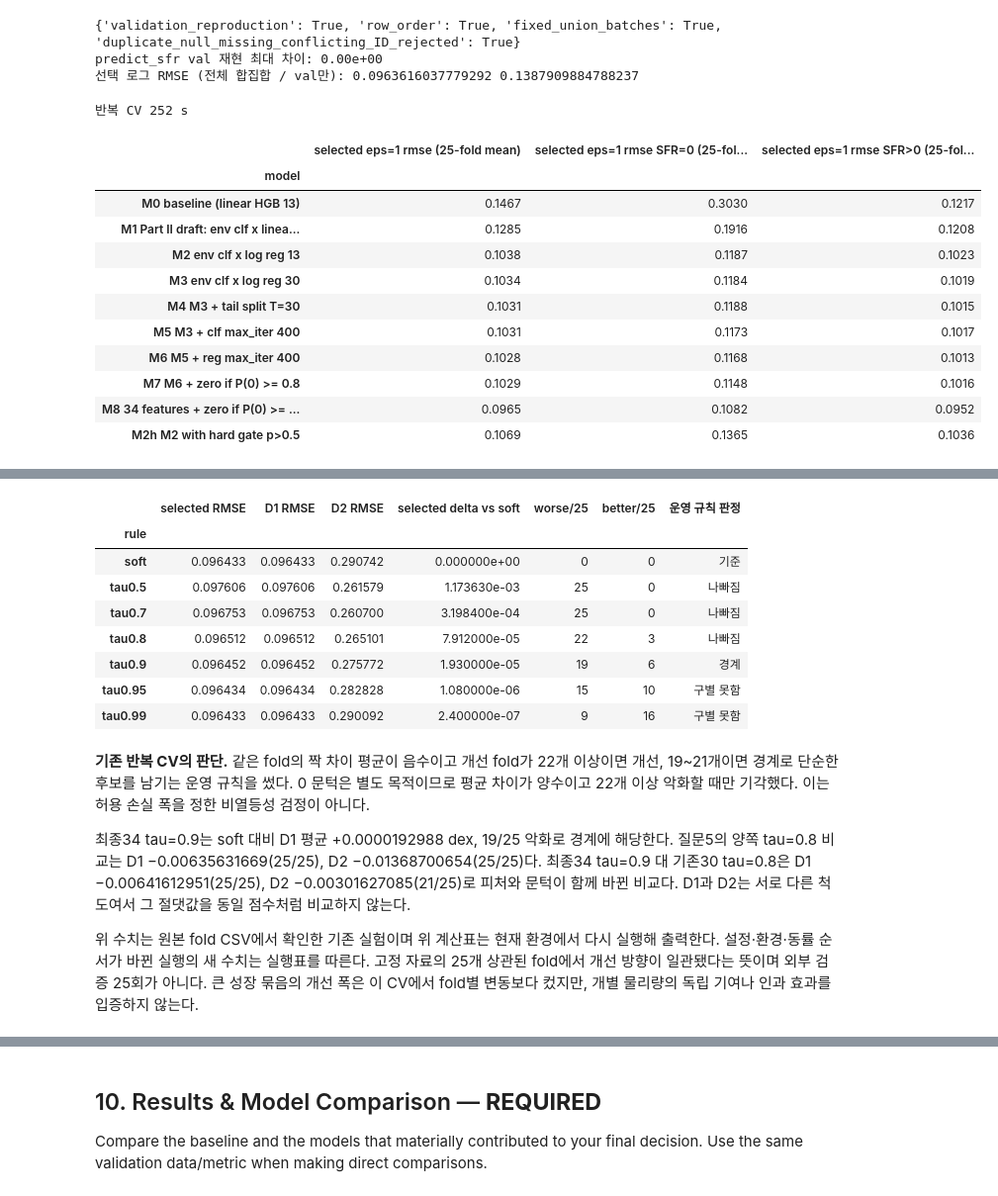
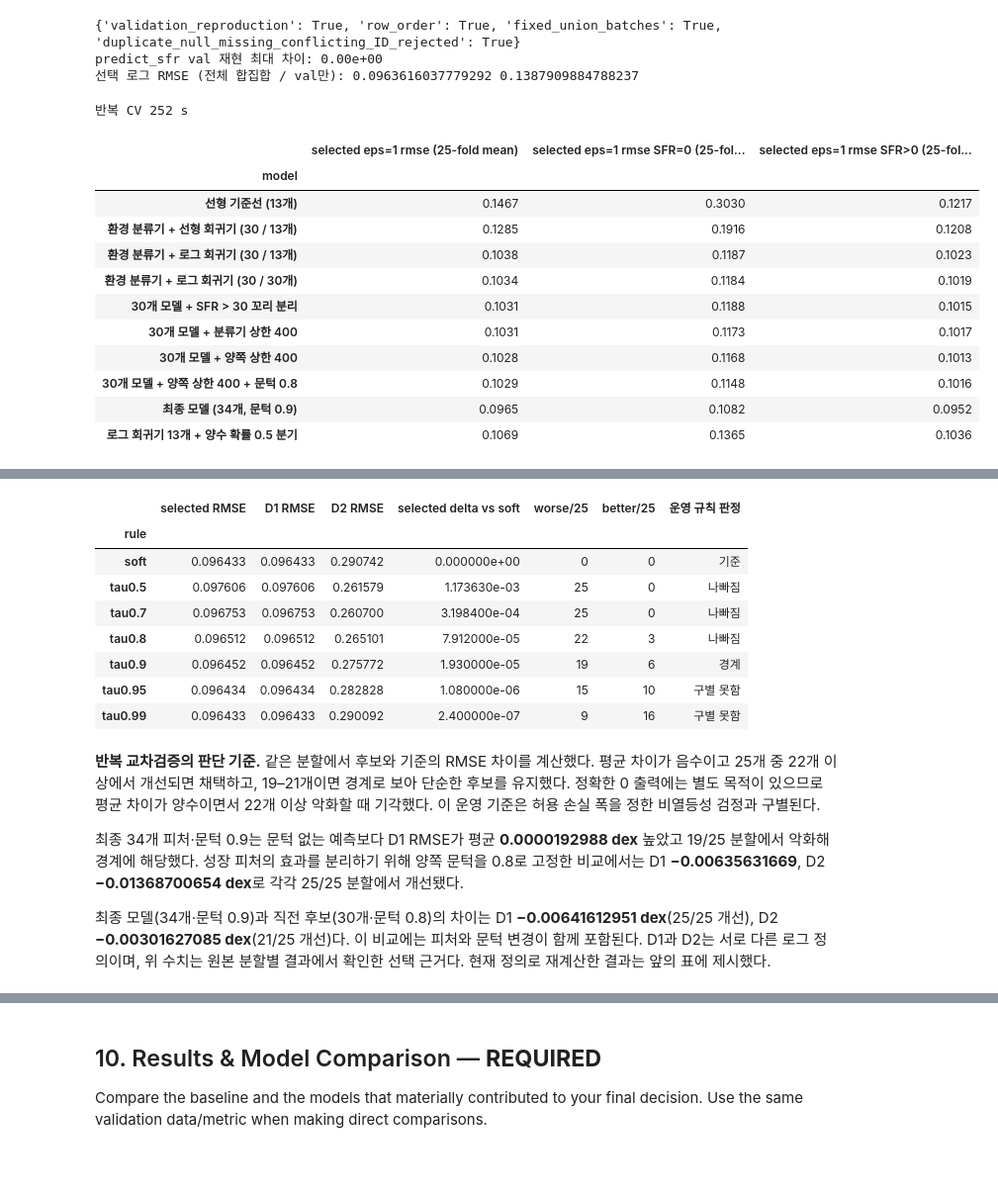
Before and after one commit to ZizonK7/sdi2026-galaxy-sfr, a Jupyter notebook: DataHub_701104_final.ipynb, the cells around one changed output, grey strips where cells are left out. Shown at 99% size. Drawn from its saved outputs; the diff is of its cells as text; code cells hidden in the pictures; blank space fills up the shorter version.

```diff
--- a/DataHub_701104_final.ipynb
+++ b/DataHub_701104_final.ipynb
@@ -2424,10 +2422,6 @@ predict_sfr val 재현 최대 차이: 0.00e+00
 # 9.2 보조 (1): 최종 구조를 고른 반복 CV — 학습 분할 안 5-fold × seed 5 = 25 fold. 선택 지표 log10(SFR + LOG_EPS)의 RMSE(기존 선택은 D1). 이 CV에서 검증 타깃은 쓰지 않는다.
 # 판단 규칙(실험 전에 정함): 같은 fold의 짝 차이 Δ = RMSE(후보) − RMSE(기준). 평균 Δ < 0이고 Δ < 0인 fold가 22개 이상이면 '낫다',
 # 문턱 20 ± 1인 19~21개는 '경계'로 보고 단순한 쪽을 남긴다. fold끼리 독립이 아니어서 구간은 내지 않는다.
-# 질문 1: 로그 회귀기에 환경 피처를 넣나(M3 vs M2) → 질문 2: 팀원 꼬리 분리 T=30(M4 vs M3) → 질문 3: 분류기 트리 상한 400(M5 vs M3)
-# → 질문 4: 회귀기 트리 상한 400(M6 vs M5). 질문 4는 첫 실행에서 로그 회귀기도 상한 150에 닿은 것을 보고 같은 규칙으로 더했다.
-# → 0 문턱(M7 vs M6): P(SFR=0|x) ≥ 0.8이면 SFR = 0. 문턱 후보 여섯을 고른 원본은 zero_gate_cv.py('나빠지지 않는 가장 낮은 문턱').
-# → 질문 5: 질량 성장·비율 피처 4개(M8 vs M7, 34개). 채택 뒤 0 문턱을 같은 규칙으로 다시 골라 0.9(zero_gate34_cv.py). 원본 q5_mass_history.py.
 # 같은 계산을 D2·D3 정의까지 넓힌 원본: work/조장/log_model_cv_2026-11-11/(log_model_cv.py, q4_reg_trees.py). 약 5~6분.
 CV_SEEDS, T_TAIL = (42, 7, 11, 23, 101), 30.0
 _Xcv, _ycv = X_train_env.reset_index(drop=True), y_train.to_numpy(float)
@@ -2455,13 +2449,13 @@ for seed in CV_SEEDS:
         e_tail = q * _HGBR(**HGB).fit(Xp[tail], zp[tail]).predict(Xb[F30]) \
             + (1 - q) * _HGBR(**HGB).fit(Xp[~tail], zp[~tail]).predict(Xb[F30])
         mix = lambda p, e: p * e + (1 - p) * _z0
-        cands = {"M0 baseline (linear HGB 13)": to_log(base), "M1 Part II draft: env clf x linear reg 13": to_log(p150 * lin13),
-                 "M2 env clf x log reg 13": mix(p150, e13), "M3 env clf x log reg 30": mix(p150, e30),
-                 "M4 M3 + tail split T=30": mix(p150, e_tail), "M5 M3 + clf max_iter 400": mix(p400, e30),
-                 "M6 M5 + reg max_iter 400": mix(p400, e30_400),
-                 "M7 M6 + zero if P(0) >= 0.8": np.where(1 - p400 >= 0.8, _z0, mix(p400, e30_400)),
-                 "M8 34 features + zero if P(0) >= 0.9 (FINAL)": np.where(1 - p34 >= ZERO_THRESHOLD, _z0, mix(p34, e34)),
-                 "M2h M2 with hard gate p>0.5": np.where(p150 > 0.5, e13, _z0)}
+        cands = {"선형 기준선 (13개)": to_log(base), "환경 분류기 + 선형 회귀기 (30 / 13개)": to_log(p150 * lin13),
+                 "환경 분류기 + 로그 회귀기 (30 / 13개)": mix(p150, e13), "환경 분류기 + 로그 회귀기 (30 / 30개)": mix(p150, e30),
+                 "30개 모델 + SFR > 30 꼬리 분리": mix(p150, e_tail), "30개 모델 + 분류기 상한 400": mix(p400, e30),
+                 "30개 모델 + 양쪽 상한 400": mix(p400, e30_400),
+                 "30개 모델 + 양쪽 상한 400 + 문턱 0.8": np.where(1 - p400 >= 0.8, _z0, mix(p400, e30_400)),
+                 "최종 모델 (34개, 문턱 0.9)": np.where(1 - p34 >= ZERO_THRESHOLD, _z0, mix(p34, e34)),
+                 "로그 회귀기 13개 + 양수 확률 0.5 분기": np.where(p150 > 0.5, e13, _z0)}
         # 같은 34개 모델의 출력을 바꿔 문턱 후보별 비용만 계산한다(추가 학습 없음).
         soft34 = mix(p34, e34)
         for tau in (None, 0.5, 0.7, 0.8, 0.9, 0.95, 0.99):
@@ -2486,45 +2480,45 @@ def cv_pair(cand, ref):
     d = (a - b).to_numpy()
     n_neg = int((d < 0).sum())
     verdict = "낫다" if d.mean() < 0 and n_neg >= 22 else ("경계 (단순한 쪽 유지)" if d.mean() < 0 and n_neg >= 19 else "낫지 않다")
-    return {"후보 − 기준": f"{cand.split()[0]} − {ref.split()[0]}", "평균 Δ (dex)": d.mean(), "SD": d.std(ddof=1),
+    return {"후보 − 기준": f"{cand} − {ref}", "평균 Δ (dex)": d.mean(), "SD": d.std(ddof=1),
             "최소": d.min(), "최대": d.max(), "Δ<0 fold 수 (/25)": n_neg, "판정": verdict}
 
 
 _m = list(cv_log.model.unique())
 cv_decisions = pd.DataFrame([cv_pair(_m[3], _m[2]), cv_pair(_m[4], _m[3]), cv_pair(_m[5], _m[3]), cv_pair(_m[6], _m[5]),
                              cv_pair(_m[7], _m[6]), cv_pair(_m[8], _m[7]), cv_pair(_m[2], _m[1]), cv_pair(_m[9], _m[2]),
                              cv_pair(_m[8], _m[1])]).set_index("후보 − 기준")
 # 0 문턱은 설명을 위한 선택이라 기준이 '나빠지지 않음'이다: 나빠짐 = 평균 Δ > 0이고 Δ > 0인 fold가 22개 이상
 _d7 = (cv_log[cv_log.model == _m[7]].set_index(["seed", "fold"])["rmse"] - cv_log[cv_log.model == _m[6]].set_index(["seed", "fold"])["rmse"]).to_numpy()
-cv_decisions.loc["M7 − M6", "판정"] = "나빠짐" if _d7.mean() > 0 and (_d7 > 0).sum() >= 22 else f"악화 판정 기준 미충족; 동일성 증거 아님 (Δ>0 fold {(_d7 > 0).sum()}/25)"
+cv_decisions.loc[f"{_m[7]} − {_m[6]}", "판정"] = "나빠짐" if _d7.mean() > 0 and (_d7 > 0).sum() >= 22 else f"악화 판정 기준 미충족; 동일성 증거 아님 (Δ>0 fold {(_d7 > 0).sum()}/25)"
 display(cv_decisions.round(4))
 # 34개 문턱 후보 전체 비용표. 선택은 기존 D1 기록이며 이번 실행에서 자동 재선택하지 않는다.
 gate_cv = pd.DataFrame(gate_rows)
 _gate_soft = gate_cv[gate_cv.rule == "soft"].set_index(["seed", "fold"])["selected"]
 gate_summary_rows = []
 for rule, tab in gate_cv.groupby("rule", sort=False):
     d = tab.set_index(["seed", "fold"])["selected"] - _gate_soft
     up, dn = int((d > 0).sum()), int((d < 0).sum())
     verdict = "기준" if rule == "soft" else ("나빠짐" if d.mean() > 0 and up >= 22 else
               ("좋아짐" if d.mean() < 0 and dn >= 22 else ("경계" if max(up, dn) >= 19 else "구별 못함")))
     gate_summary_rows.append({"rule": rule, "selected RMSE": tab.selected.mean(), "D1 RMSE": tab.D1.mean(),
                               "D2 RMSE": tab.D2.mean(), "selected delta vs soft": d.mean(), "worse/25": up,
                               "better/25": dn, "운영 규칙 판정": verdict})
 gate_summary = pd.DataFrame(gate_summary_rows).set_index("rule")
 display(gate_summary.round(8))
 # %% [output]
 반복 CV 252 s
 |  | selected eps=1 rmse (25-fold mean) | selected eps=1 rmse SFR=0 (25-fol... | selected eps=1 rmse SFR>0 (25-fol... |
 | model |  |  |  |
-| M0 baseline (linear HGB 13) | 0.1467 | 0.3030 | 0.1217 |
-| M1 Part II draft: env clf x linea... | 0.1285 | 0.1916 | 0.1208 |
-| M2 env clf x log reg 13 | 0.1038 | 0.1187 | 0.1023 |
-| M3 env clf x log reg 30 | 0.1034 | 0.1184 | 0.1019 |
-| M4 M3 + tail split T=30 | 0.1031 | 0.1188 | 0.1015 |
-| M5 M3 + clf max_iter 400 | 0.1031 | 0.1173 | 0.1017 |
-| M6 M5 + reg max_iter 400 | 0.1028 | 0.1168 | 0.1013 |
-| M7 M6 + zero if P(0) >= 0.8 | 0.1029 | 0.1148 | 0.1016 |
-| M8 34 features + zero if P(0) >= ... | 0.0965 | 0.1082 | 0.0952 |
-| M2h M2 with hard gate p>0.5 | 0.1069 | 0.1365 | 0.1036 |
+| 선형 기준선 (13개) | 0.1467 | 0.3030 | 0.1217 |
+| 환경 분류기 + 선형 회귀기 (30 / 13개) | 0.1285 | 0.1916 | 0.1208 |
+| 환경 분류기 + 로그 회귀기 (30 / 13개) | 0.1038 | 0.1187 | 0.1023 |
+| 환경 분류기 + 로그 회귀기 (30 / 30개) | 0.1034 | 0.1184 | 0.1019 |
+| 30개 모델 + SFR > 30 꼬리 분리 | 0.1031 | 0.1188 | 0.1015 |
+| 30개 모델 + 분류기 상한 400 | 0.1031 | 0.1173 | 0.1017 |
+| 30개 모델 + 양쪽 상한 400 | 0.1028 | 0.1168 | 0.1013 |
+| 30개 모델 + 양쪽 상한 400 + 문턱 0.8 | 0.1029 | 0.1148 | 0.1016 |
+| 최종 모델 (34개, 문턱 0.9) | 0.0965 | 0.1082 | 0.0952 |
+| 로그 회귀기 13개 + 양수 확률 0.5 분기 | 0.1069 | 0.1365 | 0.1036 |
 |  | 평균 Δ (dex) | SD | 최소 | 최대 | Δ<0 fold 수 (/25) | 판정 |
 | 후보 − 기준 |  |  |  |  |  |  |
@@ -2547,9 +2541,9 @@ display(gate_summary.round(8))
 | tau0.95 | 0.096434 | 0.096434 | 0.282828 | 1.080000e-06 | 15 | 10 | 구별 못함 |
 | tau0.99 | 0.096433 | 0.096433 | 0.290092 | 2.400000e-07 | 9 | 16 | 구별 못함 |
 # %% [markdown]
-**기존 반복 CV의 판단.** 같은 fold의 짝 차이 평균이 음수이고 개선 fold가 22개 이상이면 개선, 19~21개이면 경계로 단순한 후보를 남기는 운영 규칙을 썼다. 0 문턱은 별도 목적이므로 평균 차이가 양수이고 22개 이상 악화할 때만 기각했다. 이는 허용 손실 폭을 정한 비열등성 검정이 아니다.
+**반복 교차검증의 판단 기준.** 같은 분할에서 후보와 기준의 RMSE 차이를 계산했다. 평균 차이가 음수이고 25개 중 22개 이상에서 개선되면 채택하고, 19–21개이면 경계로 보아 단순한 후보를 유지했다. 정확한 0 출력에는 별도 목적이 있으므로 평균 차이가 양수이면서 22개 이상 악화할 때 기각했다. 이 운영 기준은 허용 손실 폭을 정한 비열등성 검정과 구별된다.
 
-최종34 tau=0.9는 soft 대비 D1 평균 +0.0000192988 dex, 19/25 악화로 경계에 해당한다. 질문5의 양쪽 tau=0.8 비교는 D1 −0.00635631669(25/25), D2 −0.01368700654(25/25)다. 최종34 tau=0.9 대 기존30 tau=0.8은 D1 −0.00641612951(25/25), D2 −0.00301627085(21/25)로 피처와 문턱이 함께 바뀐 비교다. D1과 D2는 서로 다른 척도여서 그 절댓값을 동일 점수처럼 비교하지 않는다.
+최종 34개 피처·문턱 0.9는 문턱 없는 예측보다 D1 RMSE가 평균 **0.0000192988 dex** 높았고 19/25 분할에서 악화해 경계에 해당했다. 성장 피처의 효과를 분리하기 위해 양쪽 문턱을 0.8로 고정한 비교에서는 D1 **−0.00635631669**, D2 **−0.01368700654 dex**로 각각 25/25 분할에서 개선됐다.
 
-위 수치는 원본 fold CSV에서 확인한 기존 실험이며 위 계산표는 현재 환경에서 다시 실행해 출력한다. 설정·환경·동률 순서가 바뀐 실행의 새 수치는 실행표를 따른다. 고정 자료의 25개 상관된 fold에서 개선 방향이 일관됐다는 뜻이며 외부 검증 25회가 아니다. 큰 성장 묶음의 개선 폭은 이 CV에서 fold별 변동보다 컸지만, 개별 물리량의 독립 기여나 인과 효과를 입증하지 않는다.
+최종 모델(34개·문턱 0.9)과 직전 후보(30개·문턱 0.8)의 차이는 D1 **−0.00641612951 dex**(25/25 개선), D2 **−0.00301627085 dex**(21/25 개선)다. 이 비교에는 피처와 문턱 변경이 함께 포함된다. D1과 D2는 서로 다른 로그 정의이며, 위 수치는 원본 분할별 결과에서 확인한 선택 근거다. 현재 정의로 재계산한 결과는 앞의 표에 제시했다.
 # %% [markdown]
```
Also changed, not shown: parts of 20 cells of this notebook, 8 other files.
